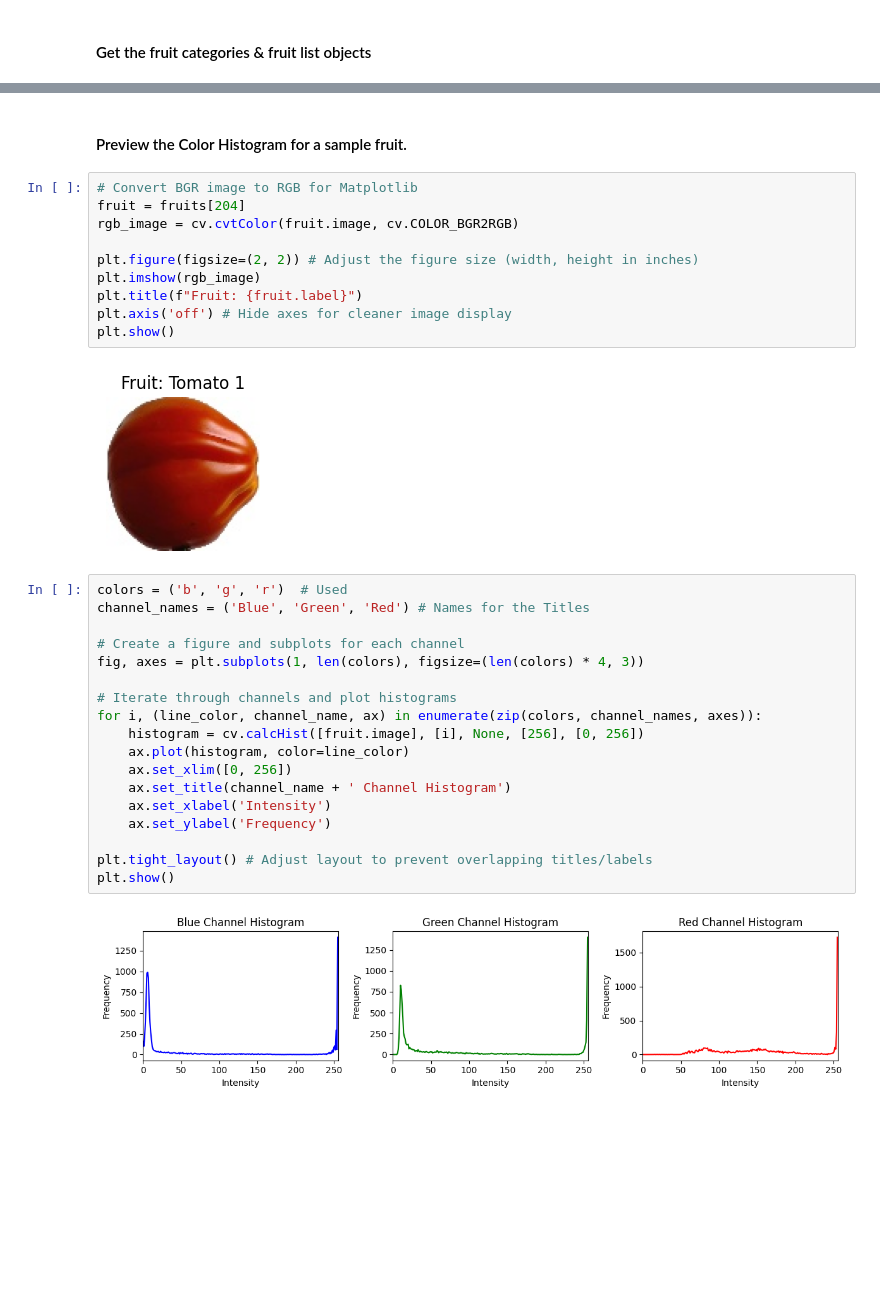
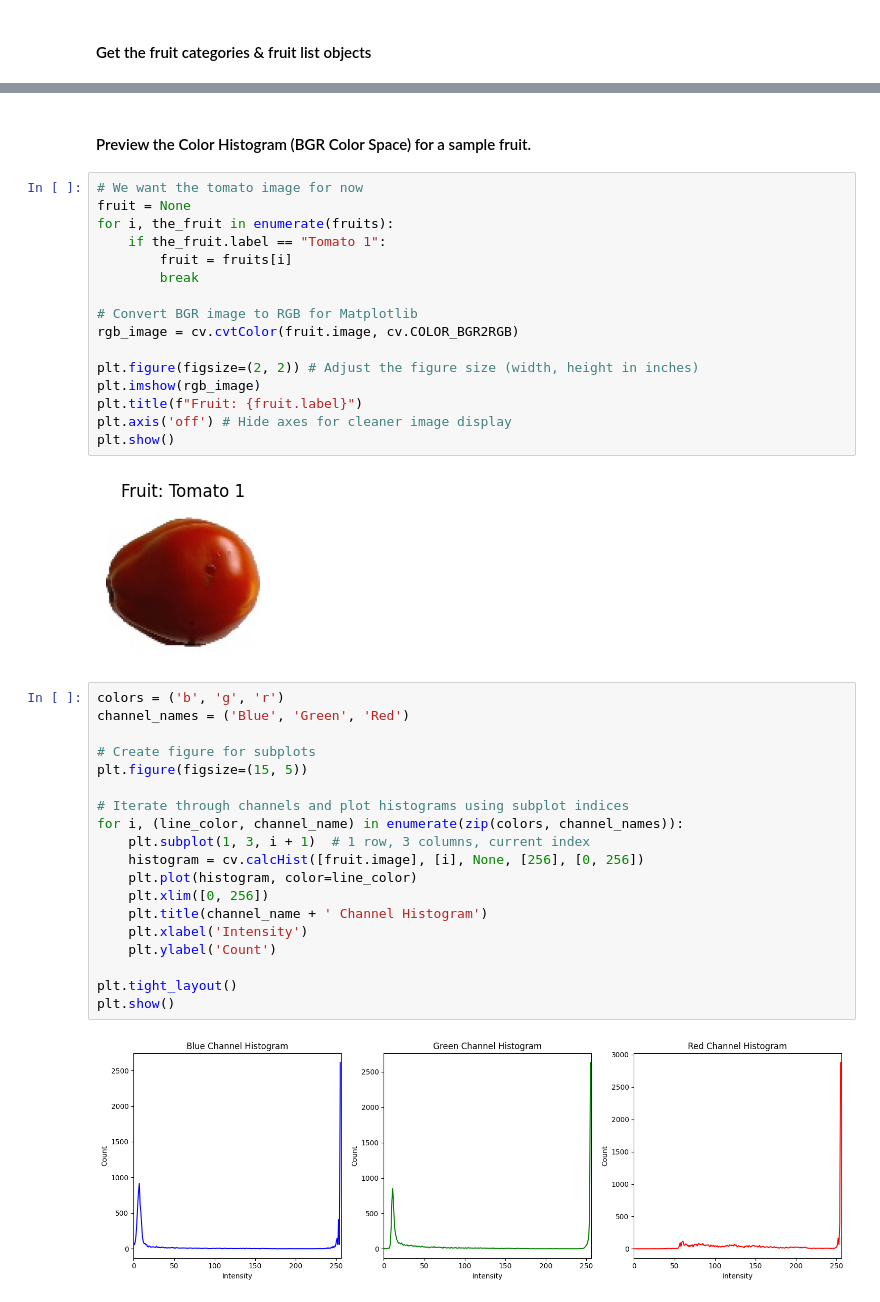
Before and after one commit to mohamedelziat50/Fruit-Recognition-MIU, a Jupyter notebook: Fruit_Recognition.ipynb, the cells around one changed output, grey strips where cells are left out. Cells and saved outputs as stored; diff of their text form; blank space fills up the shorter version.

```diff
--- a/Fruit_Recognition.ipynb
+++ b/Fruit_Recognition.ipynb
@@ -148,8 +148,14 @@ plt.show()
 # %% [markdown]
-#### Preview the Color Histogram for a sample fruit.
+#### Preview the Color Histogram (BGR Color Space) for a sample fruit.
 # %%
+# We want the tomato image for now
+fruit = None
+for i, the_fruit in enumerate(fruits):
+    if the_fruit.label == "Tomato 1":
+        fruit = fruits[i]
+        break
+
 # Convert BGR image to RGB for Matplotlib
-fruit = fruits[204]
 rgb_image = cv.cvtColor(fruit.image, cv.COLOR_BGR2RGB)
 
 plt.figure(figsize=(2, 2)) # Adjust the figure size (width, height in inches)
@@ -158,25 +164,26 @@ plt.title(f"Fruit: {fruit.label}")
 plt.axis('off') # Hide axes for cleaner image display
 plt.show()
 # %% [output]
-[figure, old version]
+[figure, new version]
 # %%
-colors = ('b', 'g', 'r')  # Used
-channel_names = ('Blue', 'Green', 'Red') # Names for the Titles
+colors = ('b', 'g', 'r')
+channel_names = ('Blue', 'Green', 'Red')
 
-# Create a figure and subplots for each channel
-fig, axes = plt.subplots(1, len(colors), figsize=(len(colors) * 4, 3))
+# Create figure for subplots
+plt.figure(figsize=(15, 5))
 
-# Iterate through channels and plot histograms
-for i, (line_color, channel_name, ax) in enumerate(zip(colors, channel_names, axes)):
+# Iterate through channels and plot histograms using subplot indices
+for i, (line_color, channel_name) in enumerate(zip(colors, channel_names)):
+    plt.subplot(1, 3, i + 1)  # 1 row, 3 columns, current index
     histogram = cv.calcHist([fruit.image], [i], None, [256], [0, 256])
-    ax.plot(histogram, color=line_color)
-    ax.set_xlim([0, 256])
-    ax.set_title(channel_name + ' Channel Histogram')
-    ax.set_xlabel('Intensity')
-    ax.set_ylabel('Frequency')
+    plt.plot(histogram, color=line_color)
+    plt.xlim([0, 256])
+    plt.title(channel_name + ' Channel Histogram')
+    plt.xlabel('Intensity')
+    plt.ylabel('Count')
 
-plt.tight_layout() # Adjust layout to prevent overlapping titles/labels
+plt.tight_layout()
 plt.show()
 # %% [output]
-[figure, old version]
+[figure, new version]
 # %% [markdown]
```
Also changed, not shown: parts of 9 cells of this notebook.
